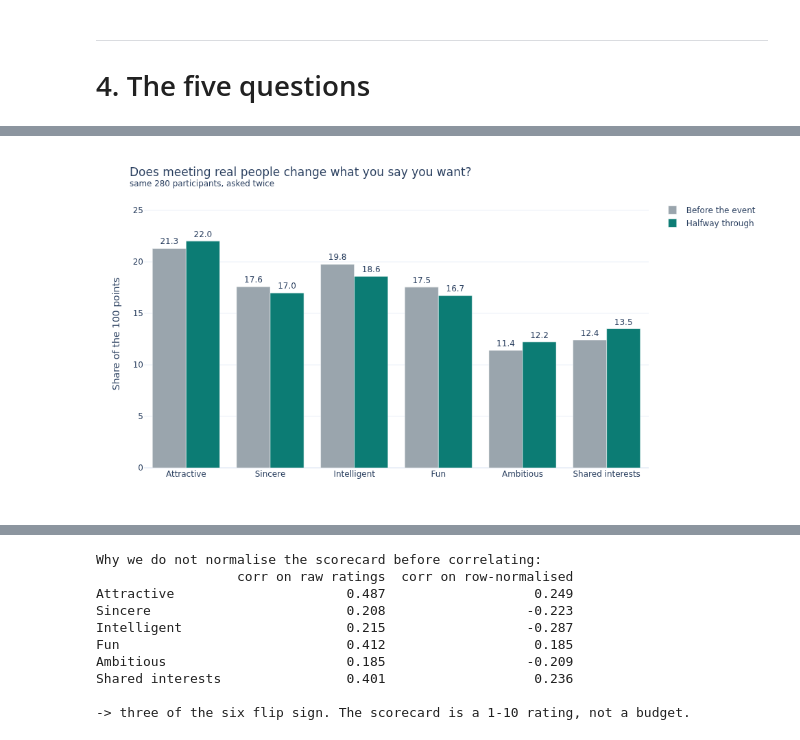
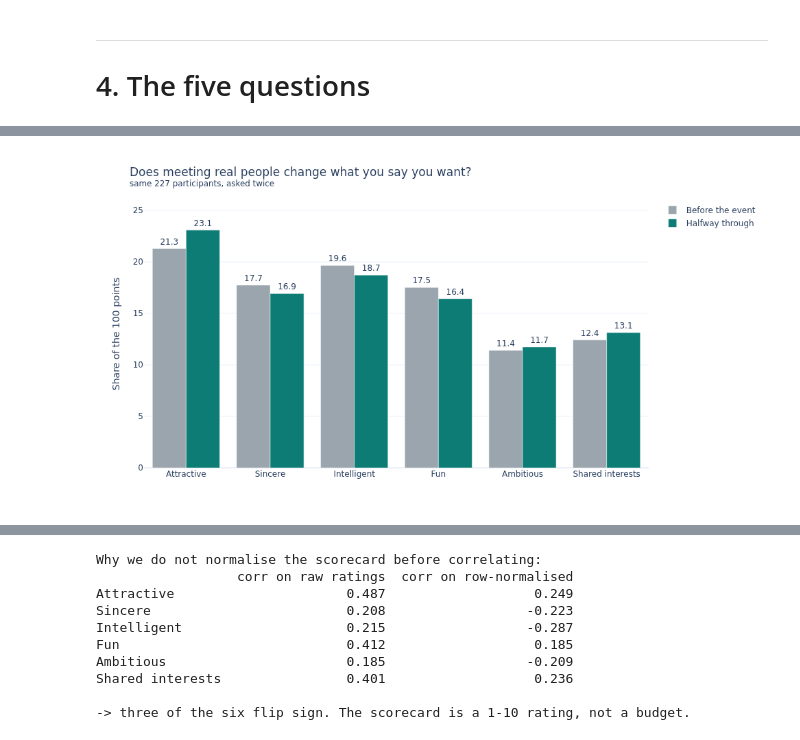
Before and after one commit to paezxavi/jedha_tinder_project, a Jupyter notebook: tinder_project.ipynb, the cells around one changed output, grey strips where cells are left out. Saved outputs shown, nothing was run; the diff lists cells and outputs as text; code cells hidden in the pictures.

```diff
--- a/tinder_project.ipynb
+++ b/tinder_project.ipynb
@@ -308,0 +641,20 @@ Columns the analysis relies on, missing rate:
+# %%
+# Does samerace say what it claims to say? Recompute it wherever both races are known.
+both_known = df.dropna(subset=['race', 'race_o'])
+agrees = ((both_known['race'] == both_known['race_o']).astype(int) == both_known['samerace']).sum()
+print(f'samerace missing values : {df["samerace"].isna().sum()}')
+print(f'rows where both races are known : {len(both_known)}, '
+      f'of which samerace == (race == race_o) on {agrees}')
+
+# And what does it say on the rows where one of the two races is unknown?
+blind = df['race'].isna() | df['race_o'].isna()
+print(f'\nrows where one of the two races is missing : {blind.sum()}')
+print(f'  what samerace says there : {df.loc[blind, "samerace"].value_counts().to_dict()}')
+
+# Those rows claim "different backgrounds" on no evidence. They cannot be repaired -- the race is
+# missing on both sides of the file -- so the only question left is whether they matter. The
+# column feeds question 3; here is that correlation computed with them and without them.
+for label, frame in [('as given', df), ('dropping those rows', df[~blind])]:
+    sub = frame.dropna(subset=['samerace', 'dec'])
+    print(f'  corr(samerace, dec) {label:20s} : {sub["samerace"].corr(sub["dec"]):+.4f} '
+          f'(n={len(sub)})')
@@ -564,28 +928,43 @@ Women           12.8        18.0  17.3         21.0              12.7     18.2
 # %%
-# The mid-event questionnaire (*1_s) was run in only 12 of the 21 waves. Comparing its average to
-# the pre-event average would compare two different groups of people and call the difference a
-# change. The shift is only meaningful on the participants who answered *both*.
+# Two filters, for two different reasons. First: the mid-event questionnaire was run in only 12 of
+# the 21 waves, so a shift can only be read on the participants who answered *both* -- otherwise it
+# compares two groups of people and calls the difference a change.
 paired = people.dropna(subset=POINTS_1_1 + POINTS_1_S)
 
-shift = pd.DataFrame({'Before the event': paired[POINTS_1_1].mean().values,
-                      'Halfway through':  paired[POINTS_1_S].mean().values},
+# Second: of those waves, three answered the mid-event block on a 1-10 scale while their sign-up
+# block was a budget (section 2.3), so their two answers are not on one ruler. A wave is kept when
+# its own median total lands on 100 -- read from the data rather than typed in as wave numbers.
+# NB: `people` holds rescaled shares by this point, so the raw file is re-read here on purpose.
+raw_people = df.drop_duplicates('iid')
+wave_total = block_total(POINTS_1_S, frame=raw_people).groupby(raw_people['wave']).median()
+same_instrument = wave_total[wave_total.round(0) == 100].index
+comparable = paired[paired['wave'].isin(same_instrument)]
+
+shift = pd.DataFrame({'Before the event': comparable[POINTS_1_1].mean().values,
+                      'Halfway through':  comparable[POINTS_1_S].mean().values},
                      index=list(LABELS.values()))
 shift['Change'] = shift['Halfway through'] - shift['Before the event']
 
-print(f'{len(paired)} participants answered both, across '
-      f'{paired["wave"].nunique()} of the 21 waves:\n')
-print(shift.round(1).sort_values('Change', ascending=False).to_string())
+print(f'{len(comparable)} participants across {comparable["wave"].nunique()} waves were asked the '
+      f'same question at both moments:\n')
+order = shift.sort_values('Change', ascending=False).index
+print(shift.round(1).reindex(order).to_string())
 
-# The same movement, split by gender. Question 1 found the two genders disagree on attractiveness,
-# so pooling them here has to be justified rather than assumed: if the two columns below tell the
-# same story, the pooled table above is a fair summary of it.
-by_gender = pd.DataFrame({
-    f'{name} (n={(paired["gender"] == code).sum()})':
-        paired.loc[paired['gender'] == code, POINTS_1_S].mean().values
-        - paired.loc[paired['gender'] == code, POINTS_1_1].mean().values
-    for code, name in [(1, 'Men'), (0, 'Women')]
-}, index=list(LABELS.values()))
-print('\nChange in points, split by gender:')
+# The same movement, split by gender, so that pooling is justified rather than assumed. Both
+# moments are printed next to the change: a move of +1.9 means something different starting from
+# 25 points than starting from 12, and the change alone hides where each gender started.
+columns = {}
+for code, name in [(1, 'Men'), (0, 'Women')]:
+    who = comparable[comparable['gender'] == code]
+    label = f'{name} (n={len(who)})'
+    before_g, halfway_g = who[POINTS_1_1].mean().values, who[POINTS_1_S].mean().values
+    columns[(label, 'Before')]  = before_g
+    columns[(label, 'Halfway')] = halfway_g
+    columns[(label, 'Change')]  = halfway_g - before_g
+
+# Same order as the table above: the same six attributes must not be read in two orders.
+by_gender = pd.DataFrame(columns, index=list(LABELS.values())).reindex(order)
+print('\nThe same two moments, split by gender:')
 print(by_gender.round(1).to_string())
 
 plot = (shift[['Before the event', 'Halfway through']].reset_index(names='attribute')
@@ -596,7 +975,7 @@ fig = px.bar(plot, x='attribute', y='share', color='moment', barmode='group',
              labels={'attribute': '', 'share': 'Share of the 100 points', 'moment': ''},
              text='share',
              title='Does meeting real people change what you say you want?'
-                   f'<br><sup>same {len(paired)} participants, asked twice</sup>')
+                   f'<br><sup>same {len(comparable)} participants, asked twice</sup>')
 fig.update_traces(texttemplate='%{text:.1f}', textposition='outside')
 fig.update_yaxes(range=[0, 26])
 show(fig, '4_1_declared_midway')
@@ -622,2 +1002,2 @@ Shared interests          1.1            1.1
-[figure, old version]
+[figure, new version]
 # %% [markdown]
```
Also changed, not shown: parts of 57 cells of this notebook, 5 other files.
